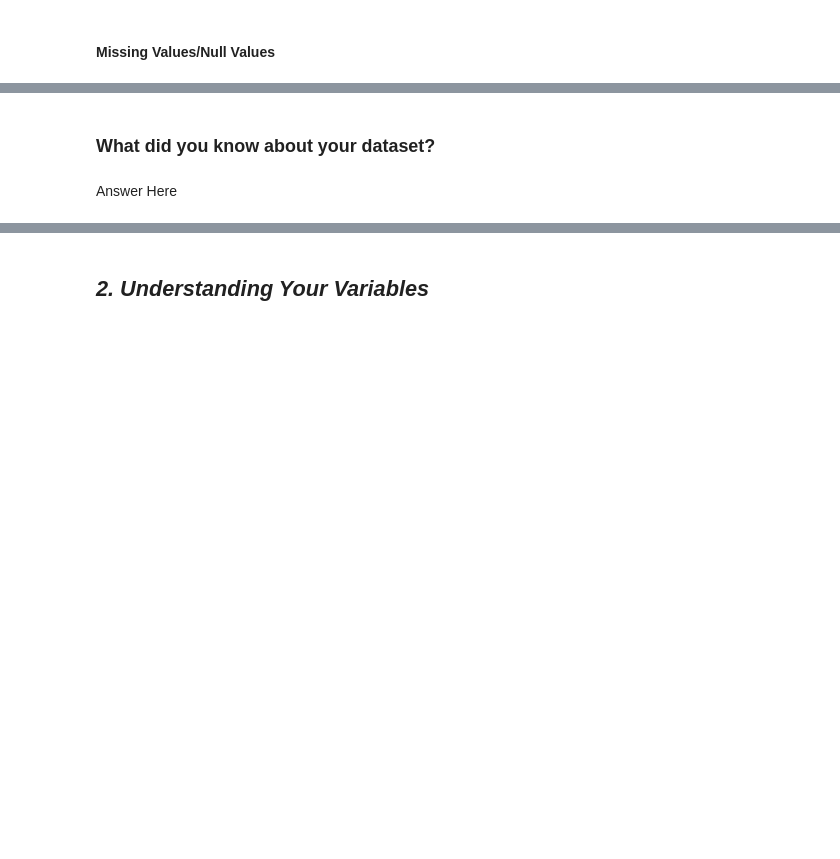
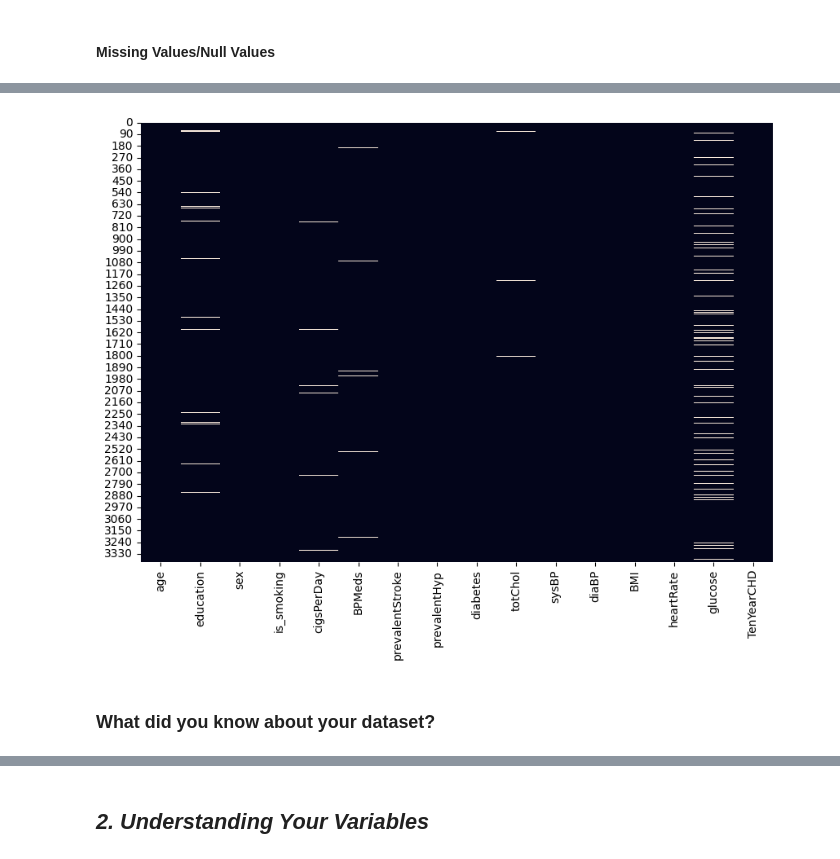
Before and after one commit to shubham19nijwala/Cardiovascular-Risk-Prediction, a Jupyter notebook: Cardiovascular_Risk_Prediction_Classification.ipynb, the cells around one changed output, grey strips where cells are left out. Saved outputs shown, nothing was run; the diff lists cells and outputs as text; code cells hidden in the pictures; blank space fills up the shorter version.

```diff
--- a/Cardiovascular_Risk_Prediction_Classification.ipynb
+++ b/Cardiovascular_Risk_Prediction_Classification.ipynb
@@ -90,3 +78,5 @@ M - Multivariate Analysis
+# %%
+df=pd.read_csv('/content/drive/MyDrive/Cardiovascular Risk Prediction/data_cardiovascular_risk.csv')
 # %% [markdown]
 ### Dataset First View
 # %%
@@ -94,3 +92,5 @@ M - Multivariate Analysis
+# %%
+df.drop('id',axis=1,inplace=True)
 # %% [markdown]
 ### Dataset Rows & Columns count
 # %%
@@ -112,4 +154,9 @@ M - Multivariate Analysis
+# %%
+# Visualizing the missing values
+plt.figure(figsize=(10,7))
+sns.heatmap(df.isnull(),cbar=False)
+plt.show()
+# %% [output]
+[figure, added]
 # %% [markdown]
 ### What did you know about your dataset?
-# %% [markdown]
-Answer Here
```
Also changed, not shown: parts of 38 cells of this notebook.
